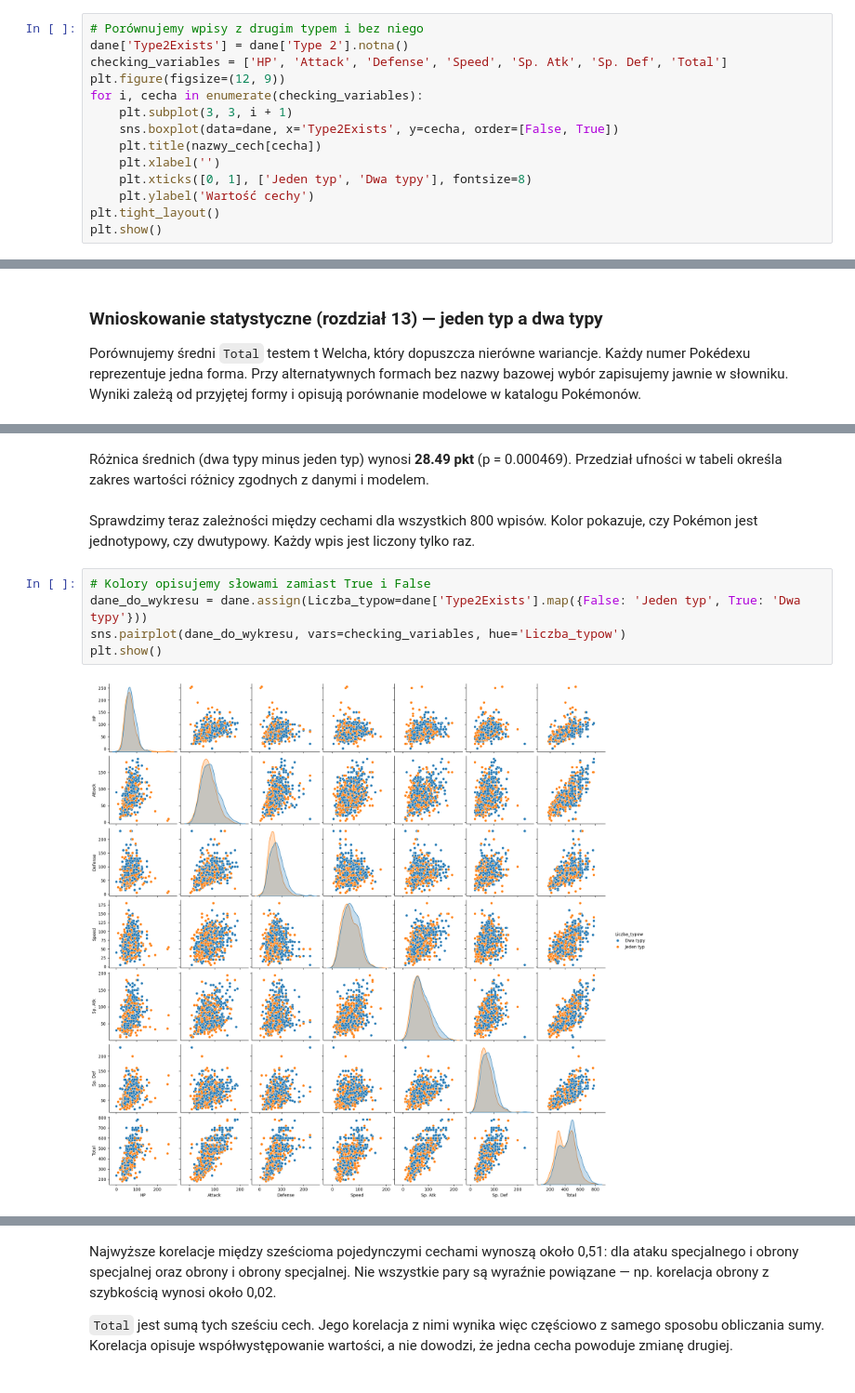
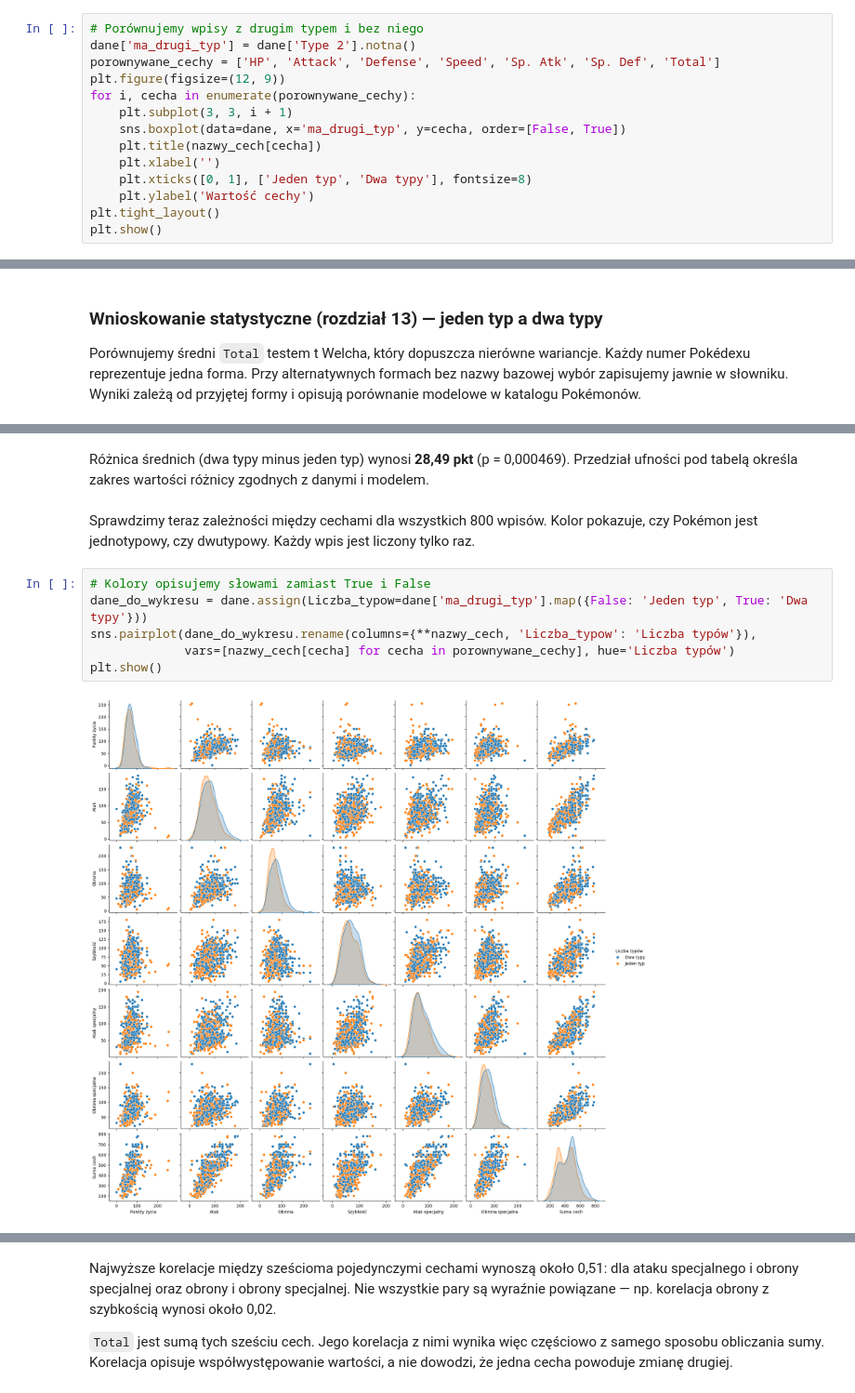
Before and after one commit to Kubix-commits/Wizualizacja-Danych, a Jupyter notebook: Projekt - wizualizacja/Wnioskowanie statystyczne.ipynb, the cells around one changed output, grey strips where cells are left out. Shown at 93% size. Saved outputs shown, nothing was run; the diff lists cells and outputs as text.

```diff
--- a/Projekt - wizualizacja/Wnioskowanie statystyczne.ipynb
+++ b/Projekt - wizualizacja/Wnioskowanie statystyczne.ipynb
@@ -178,12 +206,12 @@ Poza `Type 2` nie ma pustych pól. Puste pola w tej kolumnie zostawiamy, poniewa
 ## 2. Pokémony jednotypowe i dwutypowe oraz zależności między cechami
 # %%
 # Porównujemy wpisy z drugim typem i bez niego
-dane['Type2Exists'] = dane['Type 2'].notna()
-checking_variables = ['HP', 'Attack', 'Defense', 'Speed', 'Sp. Atk', 'Sp. Def', 'Total']
+dane['ma_drugi_typ'] = dane['Type 2'].notna()
+porownywane_cechy = ['HP', 'Attack', 'Defense', 'Speed', 'Sp. Atk', 'Sp. Def', 'Total']
 plt.figure(figsize=(12, 9))
-for i, cecha in enumerate(checking_variables):
+for i, cecha in enumerate(porownywane_cechy):
     plt.subplot(3, 3, i + 1)
-    sns.boxplot(data=dane, x='Type2Exists', y=cecha, order=[False, True])
+    sns.boxplot(data=dane, x='ma_drugi_typ', y=cecha, order=[False, True])
     plt.title(nazwy_cech[cecha])
     plt.xlabel('')
     plt.xticks([0, 1], ['Jeden typ', 'Dwa typy'], fontsize=8)
@@ -245,16 +273,17 @@ Różnica średnich (dwa typy − jeden typ): 28.49 pkt
 t = 3.514, df = 716.71, p = 0.000469183
 95% PU: [12.57, 44.41] pkt
 # %% [markdown]
-Różnica średnich (dwa typy minus jeden typ) wynosi **28.49 pkt** (p = 0.000469). Przedział ufności w tabeli określa zakres wartości różnicy zgodnych z danymi i modelem.
+Różnica średnich (dwa typy minus jeden typ) wynosi **28,49 pkt** (p = 0,000469). Przedział ufności pod tabelą określa zakres wartości różnicy zgodnych z danymi i modelem.
 # %% [markdown]
 Sprawdzimy teraz zależności między cechami dla wszystkich 800 wpisów. Kolor pokazuje, czy Pokémon jest jednotypowy, czy dwutypowy. Każdy wpis jest liczony tylko raz.
 # %%
 # Kolory opisujemy słowami zamiast True i False
-dane_do_wykresu = dane.assign(Liczba_typow=dane['Type2Exists'].map({False: 'Jeden typ', True: 'Dwa typy'}))
-sns.pairplot(dane_do_wykresu, vars=checking_variables, hue='Liczba_typow')
+dane_do_wykresu = dane.assign(Liczba_typow=dane['ma_drugi_typ'].map({False: 'Jeden typ', True: 'Dwa typy'}))
+sns.pairplot(dane_do_wykresu.rename(columns={**nazwy_cech, 'Liczba_typow': 'Liczba typów'}),
+             vars=[nazwy_cech[cecha] for cecha in porownywane_cechy], hue='Liczba typów')
 plt.show()
 # %% [output]
-[figure, old version]
+[figure, new version]
 # %%
 # Sprawdzamy korelacje między cechami
 plt.figure(figsize=(8, 6))
```
Also changed, not shown: parts of 33 cells of this notebook, 1 other file.
